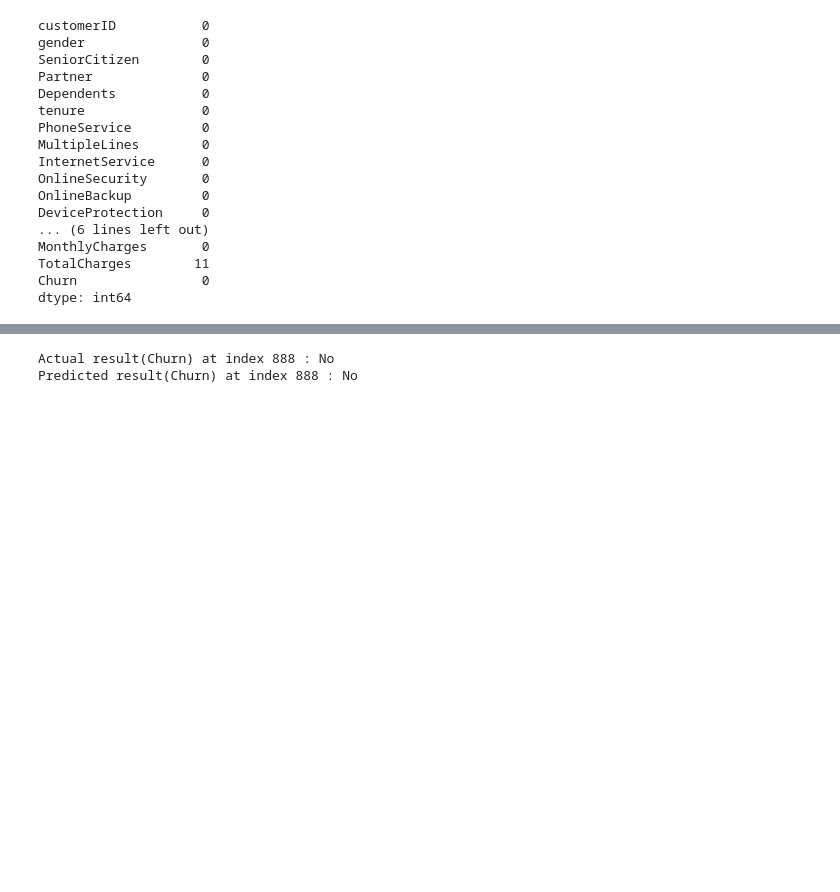
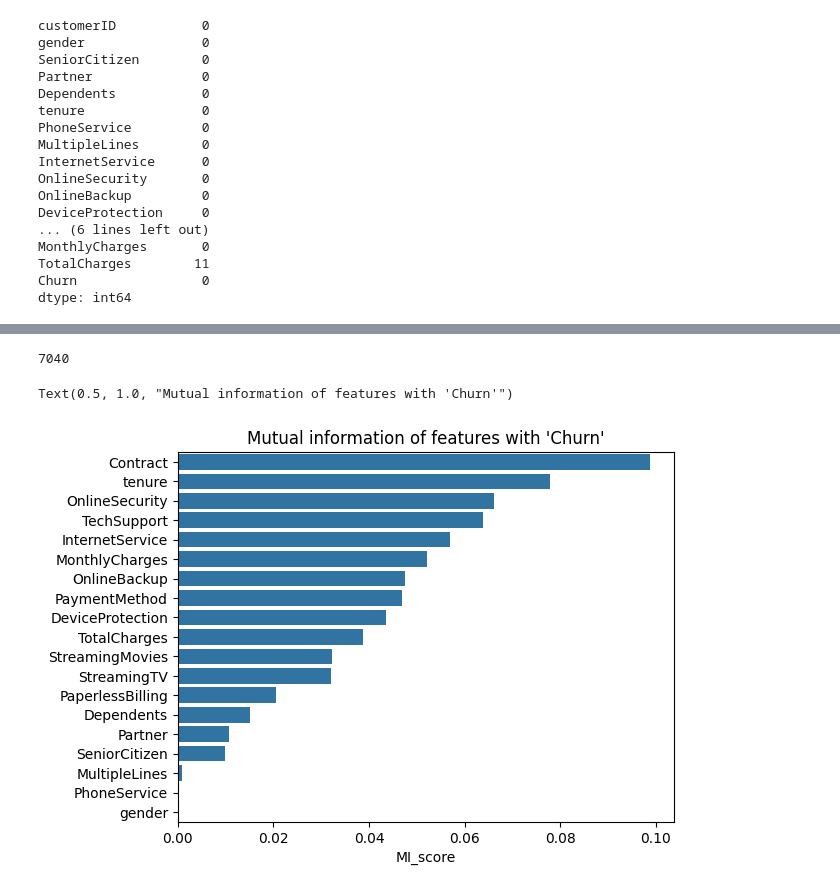
Before and after one commit to Umeshuchai/Telecom_Customer_Churn_prediction, a Jupyter notebook: customerchurnprediction.ipynb, the cells around one changed output, grey strips where cells are left out. Cells and saved outputs as stored; diff of their text form; code cells hidden in the pictures; blank space fills up the shorter version.

Commit message:
train-test contamination removed, mutual information and xgboost parameters added

```diff
--- a/customerchurnprediction.ipynb
+++ b/customerchurnprediction.ipynb
@@ -48,9 +49,3 @@ plt.show()
 # use imbalanced method for class_weight if the target class weight difference is extremely high
 # %% [output]
 [figure]
-# %%
-suspected_cols=['gender','SeniorCitizen','StreamingMovies','PaperlessBilling','MultipleLines','PhoneService','Dependents']
-fig,axes=plt.subplots(3,3,figsize=(12,10))
-axes=(axes.flatten())
-for i,col in enumerate(suspected_cols):
-    sns.histplot(data=df,x=df[col].astype(str),hue='Churn',multiple='fill',ax=axes[i])
@@ -227,10 +72,35 @@ final_model=model3
-# %%
-# checking particular index
-idx=int(input("Enter an index(0-1408)from x_test_final dataset to compare actual and predicted result:"))
-print(f"Actual result(Churn) at index {idx} : {'Yes' if y_test.iloc[idx]==1 else 'No'}")
-predicted_value=final_model.predict(x_test_final.iloc[[idx]])
-final_result='Yes' if predicted_value==1 else 'No'
-print(f"Predicted result(Churn) at index {idx} : {final_result}")
-# %% [output]
-Actual result(Churn) at index 888 : No
-Predicted result(Churn) at index 888 : No
+# %%
+customerid_code=df['customerID'].str.split('-',expand=True)[1]
+customerid_code.nunique()    # shows if part of customerid has any pattern or useful information
+# %% [output]
+7040
+# %%
+from sklearn.impute import SimpleImputer
+from sklearn.model_selection import train_test_split
+from sklearn.compose import ColumnTransformer
+
+x=df.drop(columns=['Churn','customerID'])
+y=df['Churn']
+x_train,x_test,y_train,y_test=train_test_split(x,y,test_size=0.2,random_state=42,stratify=y)
+
+imputer=SimpleImputer(strategy='median')
+x_train['TotalCharges']=imputer.fit_transform(x_train[['TotalCharges']])
+x_test['TotalCharges']=imputer.transform(x_test[['TotalCharges']])
+# %%
+# mutual information
+from sklearn.feature_selection import mutual_info_classif
+def get_mutual_info_scores(x,y):
+    temp_x=x.copy()
+    for col in temp_x.select_dtypes([bool,object]):
+        temp_x[col],_=temp_x[col].factorize()
+    discrete_features=[pd.api.types.is_integer_dtype(type) for type in temp_x.dtypes]
+    mi_scores=mutual_info_classif(temp_x,y,discrete_features=discrete_features,random_state=1)
+    mi_scores=pd.Series(mi_scores,name='MI_score', index=temp_x.columns).sort_values(ascending=False)
+    return mi_scores
+# %%
+mi_scores=get_mutual_info_scores(x_train,y_train)
+plot=sns.barplot(data=mi_scores,orient='h')
+plot.set_title("Mutual information of features with 'Churn'")
+# %% [output]
+Text(0.5, 1.0, "Mutual information of features with 'Churn'")
+[figure, added]
```
Also changed, not shown: parts of 36 cells of this notebook, 1 other file.
